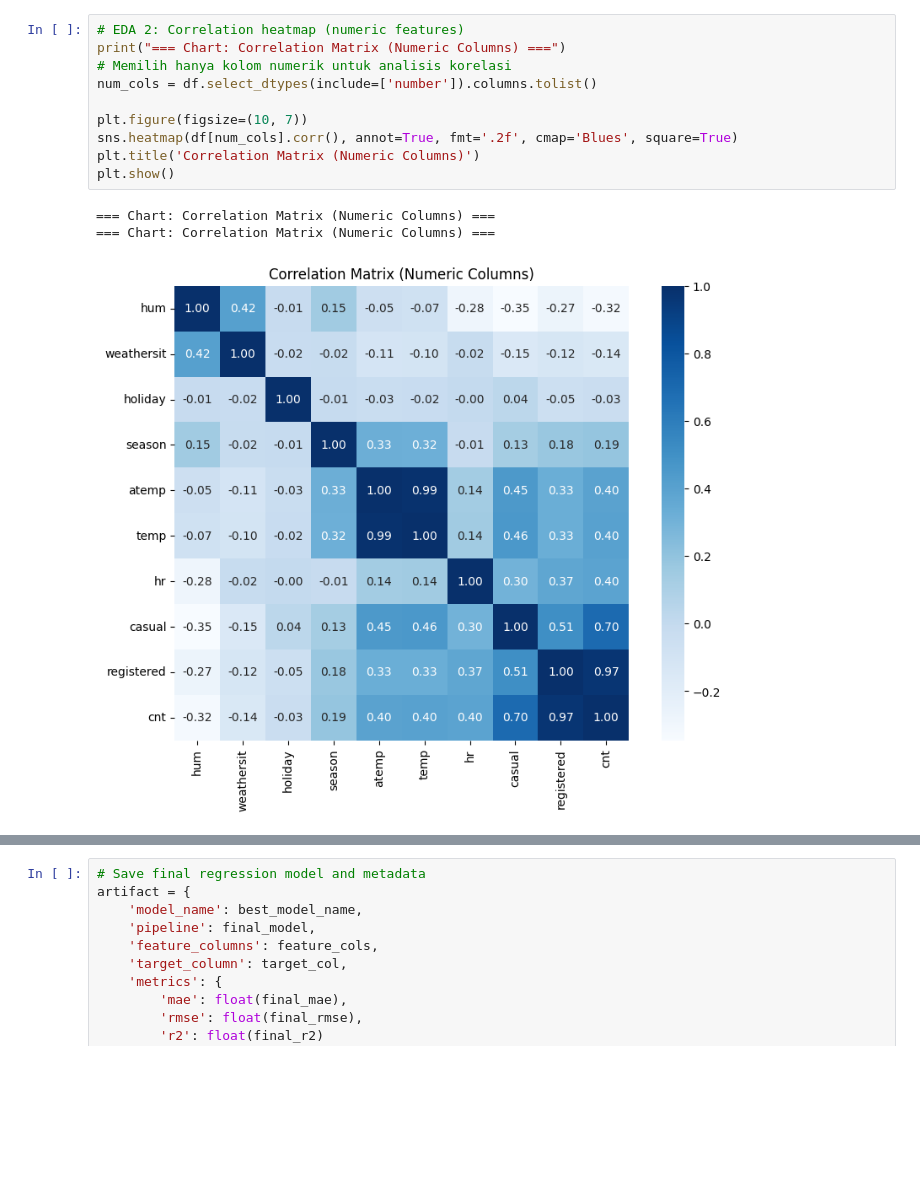
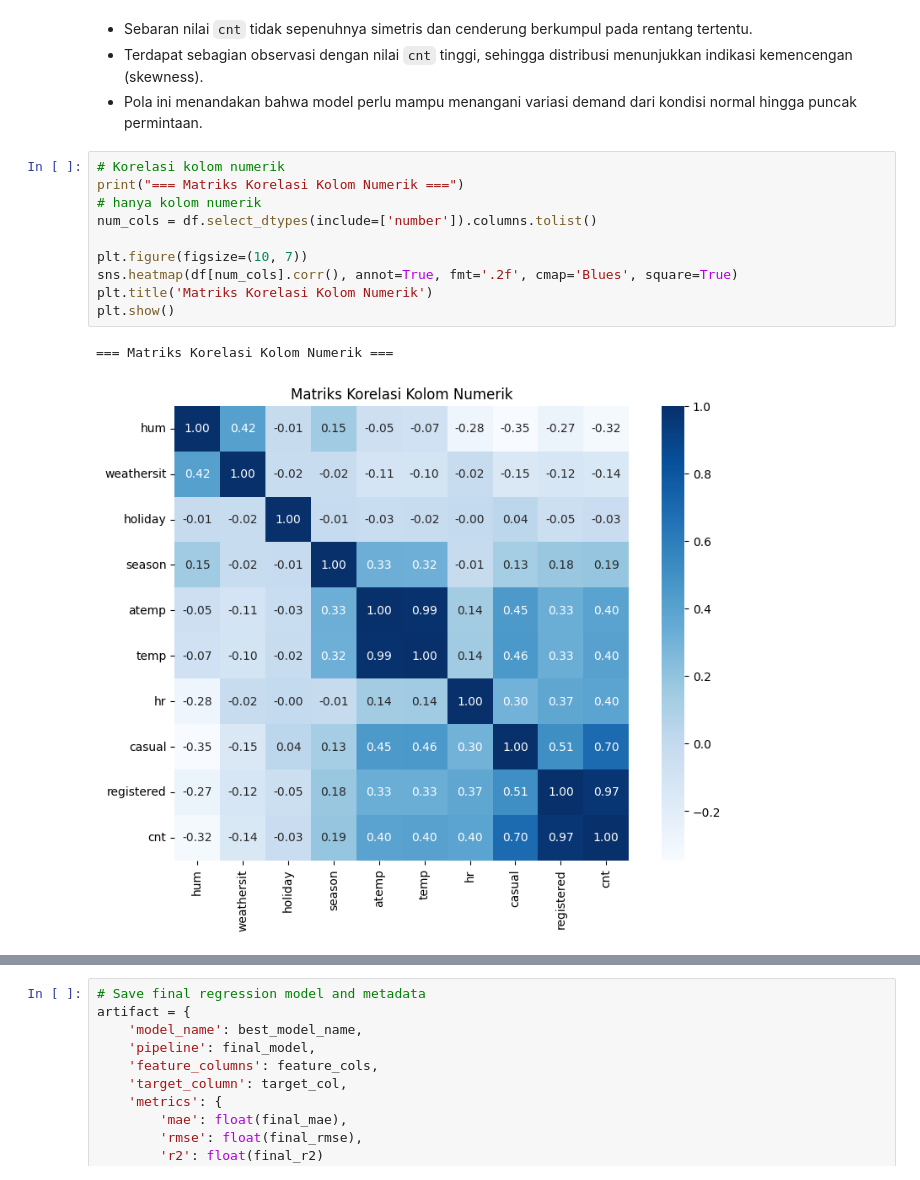
Before and after one commit to yoganino123/Exercise-Purwadhika-, a Jupyter notebook: Module 2/Capstone 2/CapstoneProject_Module2_Regretion.ipynb, the cells around one changed output, grey strips where cells are left out. Saved outputs shown, nothing was run; the diff lists cells and outputs as text; blank space fills up the shorter version.

```diff
--- a/Module 2/Capstone 2/CapstoneProject_Module2_Regretion.ipynb
+++ b/Module 2/Capstone 2/CapstoneProject_Module2_Regretion.ipynb
@@ -234,14 +223,18 @@ plt.show()
+# %% [markdown]
+
+- Sebaran nilai `cnt` tidak sepenuhnya simetris dan cenderung berkumpul pada rentang tertentu.
+- Terdapat sebagian observasi dengan nilai `cnt` tinggi, sehingga distribusi menunjukkan indikasi kemencengan (skewness).
+- Pola ini menandakan bahwa model perlu mampu menangani variasi demand dari kondisi normal hingga puncak permintaan.
 # %%
-# EDA 2: Correlation heatmap (numeric features)
-print("=== Chart: Correlation Matrix (Numeric Columns) ===")
-# Memilih hanya kolom numerik untuk analisis korelasi
+# Korelasi kolom numerik
+print("=== Matriks Korelasi Kolom Numerik ===")
+# hanya kolom numerik
 num_cols = df.select_dtypes(include=['number']).columns.tolist()
 
 plt.figure(figsize=(10, 7))
 sns.heatmap(df[num_cols].corr(), annot=True, fmt='.2f', cmap='Blues', square=True)
-plt.title('Correlation Matrix (Numeric Columns)')
+plt.title('Matriks Korelasi Kolom Numerik')
 plt.show()
 # %% [output]
-=== Chart: Correlation Matrix (Numeric Columns) ===
-=== Chart: Correlation Matrix (Numeric Columns) ===
+=== Matriks Korelasi Kolom Numerik ===
-[figure, old version]
+[figure, new version]
```
Also changed, not shown: parts of 34 cells of this notebook.
